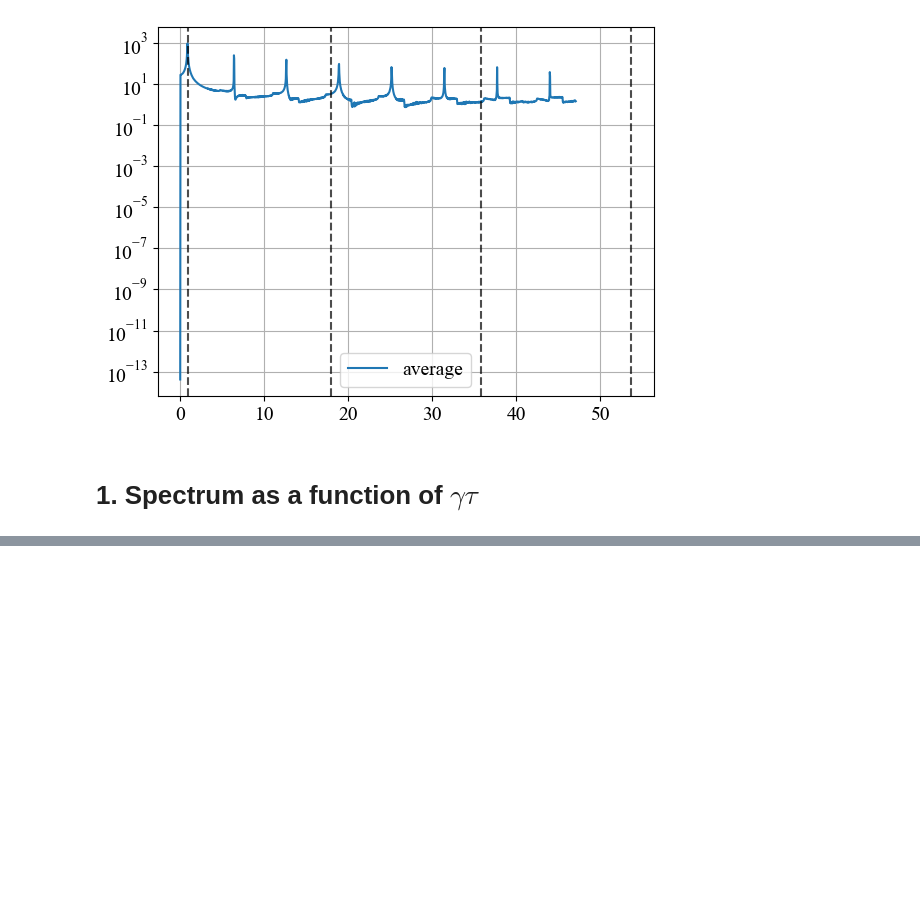
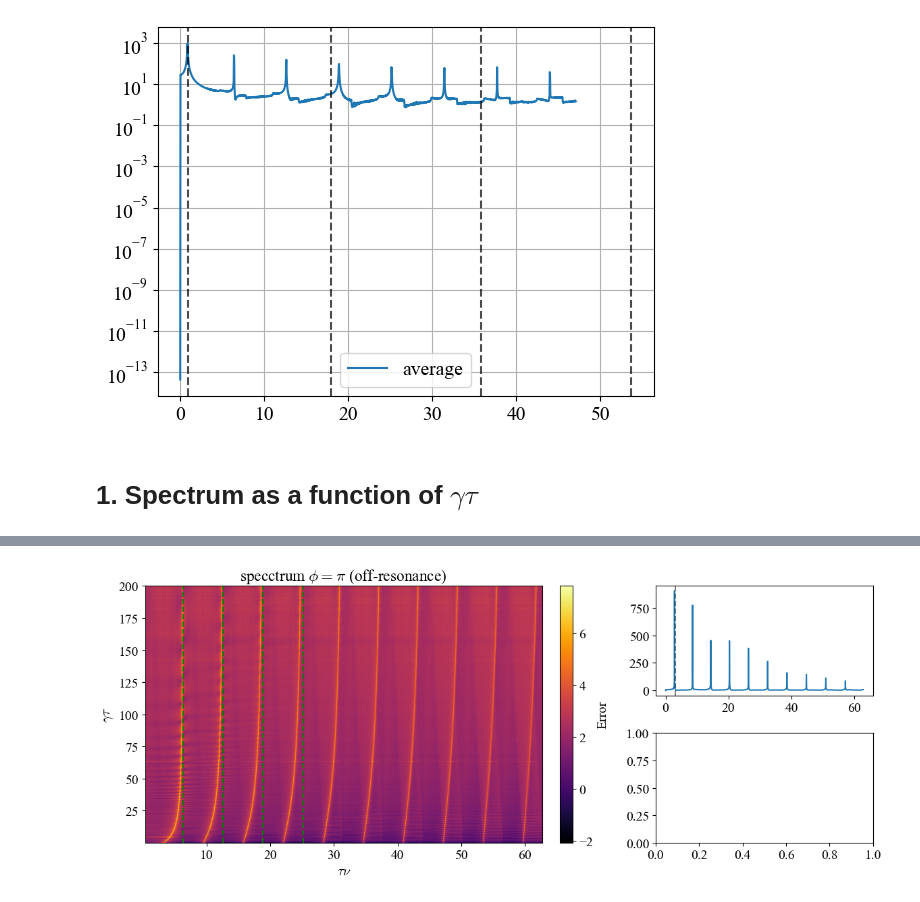
Before and after one commit to Taitoos2/Non_Markovian_Cavity, a Jupyter notebook: spectrum_vs_gamma.ipynb, the cells around one changed output, grey strips where cells are left out. Cells and saved outputs as stored; diff of their text form; code cells hidden in the pictures; blank space fills up the shorter version.

```diff
--- a/spectrum_vs_gamma.ipynb
+++ b/spectrum_vs_gamma.ipynb
@@ -138,0 +258,38 @@ np.savez('mis_arrays.npz', u_map=u_map)
+# %%
+# ------plot phi = pi tau = 1 -----------
+map_plot_2 = u_map_p_1[:,10:]
+t18 = 1.86
+fig = plt.figure(figsize=(12, 5))
+gs = gridspec.GridSpec(2, 2, width_ratios=[2, 1], height_ratios=[1, 1], figure=fig)
+
+ax_heat = fig.add_subplot(gs[:, 0])
+im = ax_heat.imshow(
+	np.log(map_plot_2),
+	origin='lower',
+	aspect='auto',
+	extent=[ w[10], w[-1],gamma_values[0], gamma_values[-1],],
+	cmap='inferno'
+)
+ax_heat.set_xlabel(r'$  \tau \nu  $')
+ax_heat.set_ylabel(r"$\gamma \tau $")
+ax_heat.set_title(r'specctrum $\phi = \pi  $ (off-resonance) ')
+
+ax_heat.axvline(2*np.pi, color='g', linestyle='--', linewidth=1.5)
+ax_heat.axvline(4*np.pi, color='g', linestyle='--', linewidth=1.5)
+ax_heat.axvline(6*np.pi, color='g', linestyle='--', linewidth=1.5)
+ax_heat.axvline(8*np.pi, color='g', linestyle='--', linewidth=1.5)
+
+
+cbar = fig.colorbar(im, ax=ax_heat, fraction=0.046, pad=0.04)
+cbar.set_label('Error')
+
+ax_top = fig.add_subplot(gs[0, 1])
+ax_top.plot(w,u_map[180,:])
+ax_top.axvline(np.pi/tau,color='k',linestyle ='--',alpha = 0.5)
+
+ax_bottom = fig.add_subplot(gs[1, 1])
+
+plt.tight_layout()
+plt.show()
+# %% [output]
+[figure, added]
```
Also changed, not shown: parts of 21 cells of this notebook, 1 other file.
